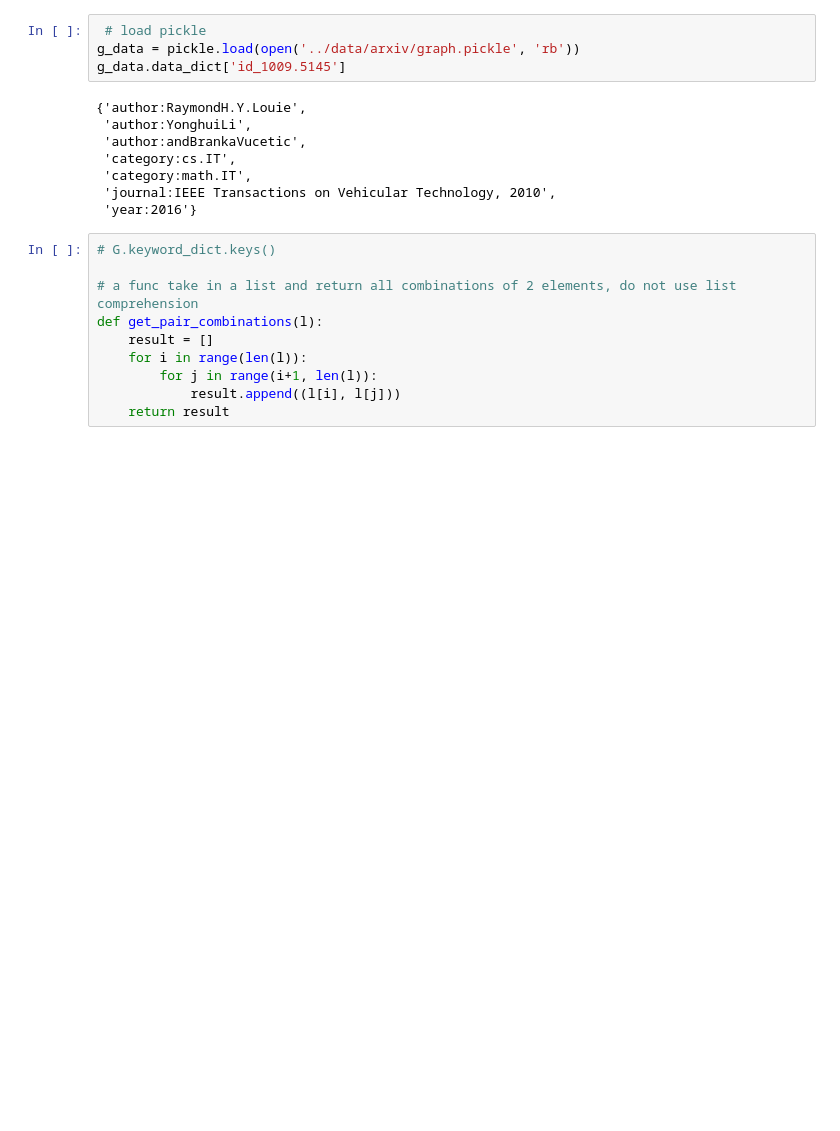
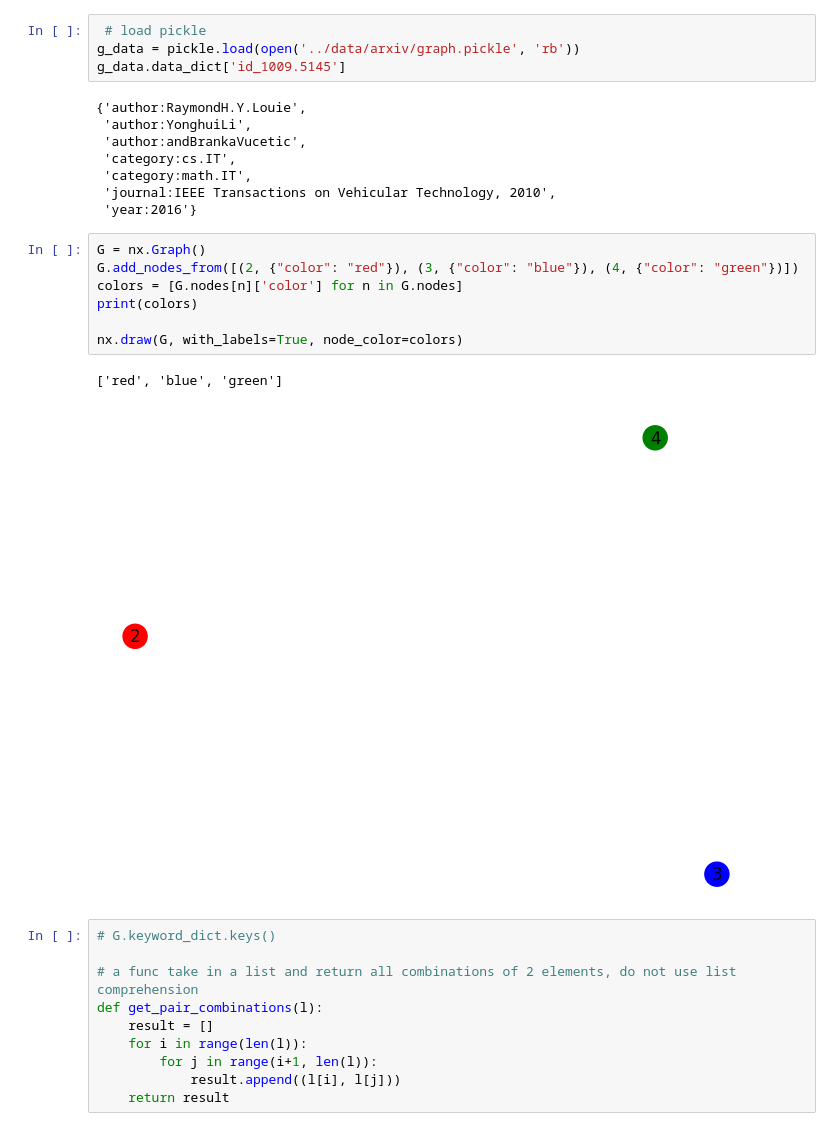
Before and after one commit to zyang37/beyond_vector_search, a Jupyter notebook: notebooks/zy_eigen.ipynb, the cells around one changed output. Cells and saved outputs as stored; diff of their text form; blank space fills up the shorter version.

Commit message:
update color

```diff
--- a/notebooks/zy_eigen.ipynb
+++ b/notebooks/zy_eigen.ipynb
@@ -79,6 +76,16 @@ g_data.data_dict['id_1009.5145']
  'category:math.IT',
  'journal:IEEE Transactions on Vehicular Technology, 2010',
  'year:2016'}
+# %%
+G = nx.Graph()
+G.add_nodes_from([(2, {"color": "red"}), (3, {"color": "blue"}), (4, {"color": "green"})])
+colors = [G.nodes[n]['color'] for n in G.nodes]
+print(colors)
+
+nx.draw(G, with_labels=True, node_color=colors)
+# %% [output]
+['red', 'blue', 'green']
+[figure, added]
 # %%
 # G.keyword_dict.keys()
 
```
Also changed, not shown: parts of 4 cells of this notebook, 1 other file.
